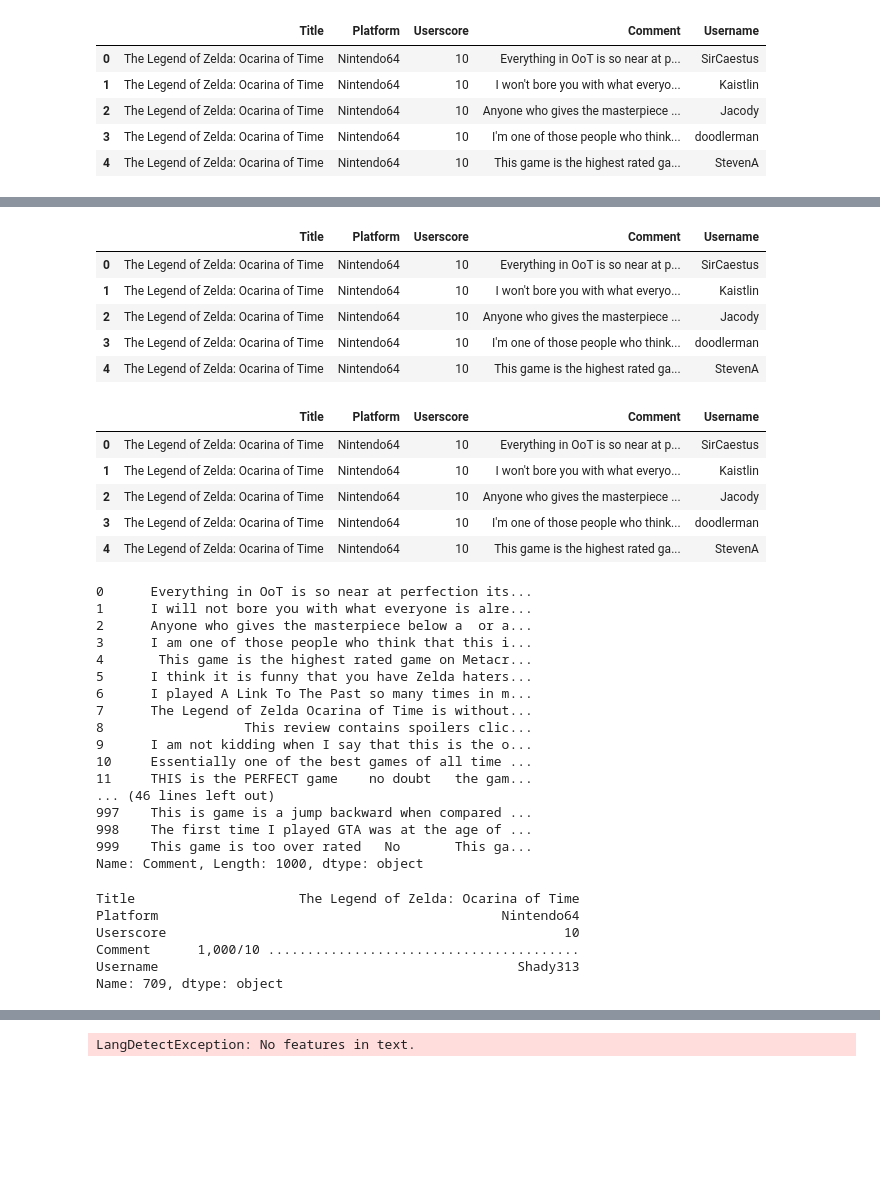
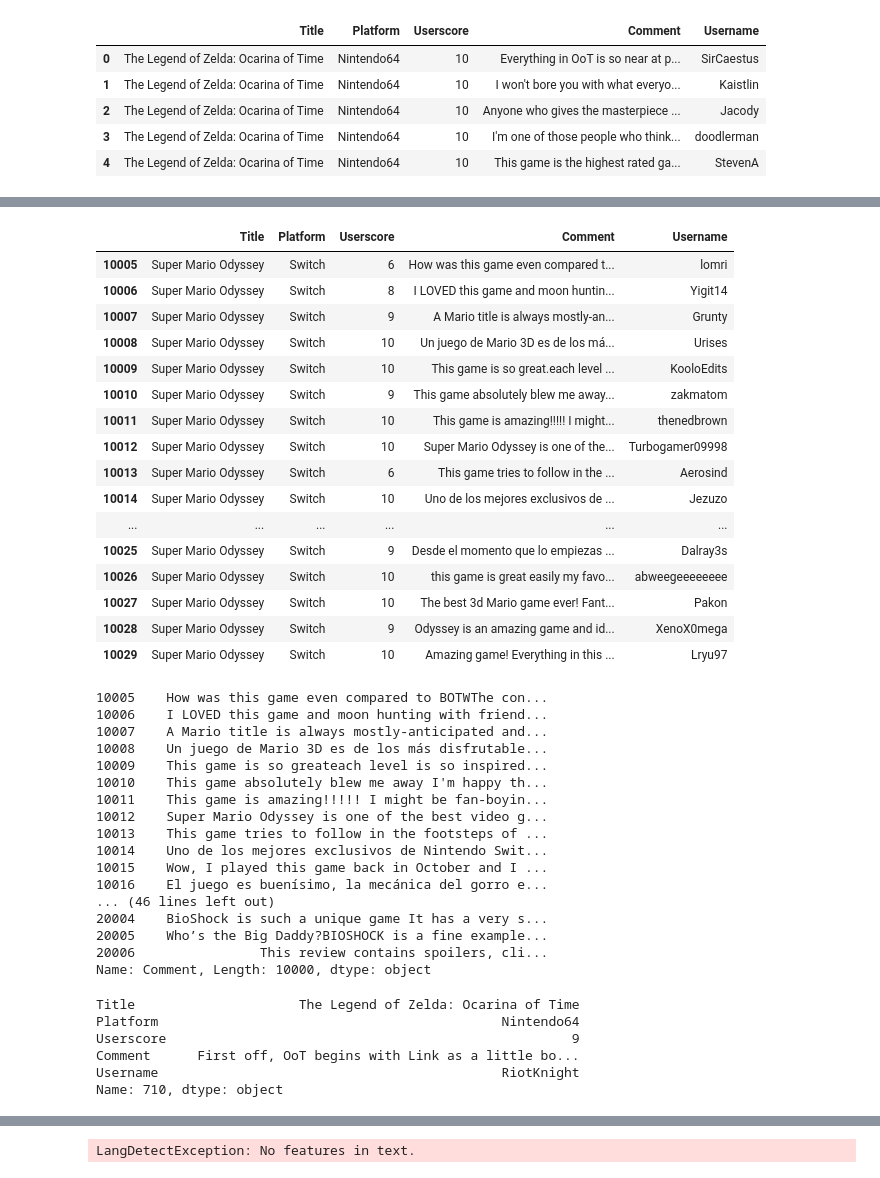
Before and after one commit to SportsReiter12/Data-Science, a Jupyter notebook: Video Game Capstone Project/Data Wrangling/Video Game Capstone Project Data Wrangling.ipynb, the cells around one changed output, grey strips where cells are left out. Cells and saved outputs as stored; diff of their text form; code cells hidden in the pictures; blank space fills up the shorter version.

Commit message:
Video Game Capstone Data Wrangling 01/08/2018
Still working on cleaning for NLP.

```diff
--- a/Video Game Capstone Project/Data Wrangling/Video Game Capstone Project Data Wrangling.ipynb
+++ b/Video Game Capstone Project/Data Wrangling/Video Game Capstone Project Data Wrangling.ipynb
@@ -256,7 +226,7 @@ def text_pre_processor(text, accented_char_removal=True, contraction_expansion=T
 # %%
-#df_2 = df_2[df_2['Username'] != 'Shady313']
-#df_2 = df_2[df_2['Username'] != 'random_guy']
-#df_2 = df_2[df_2['Username'] != 'SolariusAstorza']
+df_2 = df_2[df_2['Username'] != 'Shady313']
+df_2 = df_2[df_2['Username'] != 'random_guy']
+df_2 = df_2[df_2['Username'] != 'SolariusAstorza']
 #df_2 = df_2[df_2['Username'] != 'kurok']
 #df_2 = df_2[df_2['Username'] != 'Azazel867']
 #df_2 = df_2[df_2['Username'] != 'togle']
@@ -264,49 +234,53 @@ def text_pre_processor(text, accented_char_removal=True, contraction_expansion=T
 #df_2 = df_2[df_2['Username'] != 'Tomcan']
 #df_2 = df_2[df_2['Comment'] != 'Ð']
 #df_2.head()
-# %% [output]
-|  | Title | Platform | Userscore | Comment | Username |
-| 0 | The Legend of Zelda: Ocarina of Time | Nintendo64 | 10 | Everything in OoT is so near at p... | SirCaestus |
-| 1 | The Legend of Zelda: Ocarina of Time | Nintendo64 | 10 | I won't bore you with what everyo... | Kaistlin |
-| 2 | The Legend of Zelda: Ocarina of Time | Nintendo64 | 10 | Anyone who gives the masterpiece ... | Jacody |
-| 3 | The Legend of Zelda: Ocarina of Time | Nintendo64 | 10 | I'm one of those people who think... | doodlerman |
-| 4 | The Legend of Zelda: Ocarina of Time | Nintendo64 | 10 | This game is the highest rated ga... | StevenA |
 # %%
-df_3 = df_2.iloc[:1000 , :]
-df_3.head()
+df_3 = df_2.iloc[10000:20000 , :]
+df_3.head(25)
 # %% [output]
 |  | Title | Platform | Userscore | Comment | Username |
-| 0 | The Legend of Zelda: Ocarina of Time | Nintendo64 | 10 | Everything in OoT is so near at p... | SirCaestus |
-| 1 | The Legend of Zelda: Ocarina of Time | Nintendo64 | 10 | I won't bore you with what everyo... | Kaistlin |
-| 2 | The Legend of Zelda: Ocarina of Time | Nintendo64 | 10 | Anyone who gives the masterpiece ... | Jacody |
-| 3 | The Legend of Zelda: Ocarina of Time | Nintendo64 | 10 | I'm one of those people who think... | doodlerman |
-| 4 | The Legend of Zelda: Ocarina of Time | Nintendo64 | 10 | This game is the highest rated ga... | StevenA |
+| 10005 | Super Mario Odyssey | Switch | 6 | How was this game even compared t... | lomri |
+| 10006 | Super Mario Odyssey | Switch | 8 | I LOVED this game and moon huntin... | Yigit14 |
+| 10007 | Super Mario Odyssey | Switch | 9 | A Mario title is always mostly-an... | Grunty |
+| 10008 | Super Mario Odyssey | Switch | 10 | Un juego de Mario 3D es de los má... | Urises |
+| 10009 | Super Mario Odyssey | Switch | 10 | This game is so great.each level ... | KooloEdits |
+| 10010 | Super Mario Odyssey | Switch | 9 | This game absolutely blew me away... | zakmatom |
+| 10011 | Super Mario Odyssey | Switch | 10 | This game is amazing!!!!! I might... | thenedbrown |
+| 10012 | Super Mario Odyssey | Switch | 10 | Super Mario Odyssey is one of the... | Turbogamer09998 |
+| 10013 | Super Mario Odyssey | Switch | 6 | This game tries to follow in the ... | Aerosind |
+| 10014 | Super Mario Odyssey | Switch | 10 | Uno de los mejores exclusivos de ... | Jezuzo |
+| ... | ... | ... | ... | ... | ... |
+| 10025 | Super Mario Odyssey | Switch | 9 | Desde el momento que lo empiezas ... | Dalray3s |
+| 10026 | Super Mario Odyssey | Switch | 10 | this game is great easily my favo... | abweegeeeeeeee |
+| 10027 | Super Mario Odyssey | Switch | 10 | The best 3d Mario game ever! Fant... | Pakon |
+| 10028 | Super Mario Odyssey | Switch | 9 | Odyssey is an amazing game and id... | XenoX0mega |
+| 10029 | Super Mario Odyssey | Switch | 10 | Amazing game! Everything in this ... | Lryu97 |
 # %%
-df_3.loc[:, 'Comment'].apply(lambda x: text_pre_processor(x.decode('utf8')))
+df_3.loc[:, 'Comment'].apply(lambda x: remove_periods(x))
 # %% [output]
-0      Everything in OoT is so near at perfection its...
-1      I will not bore you with what everyone is alre...
-2      Anyone who gives the masterpiece below a  or a...
-3      I am one of those people who think that this i...
-4       This game is the highest rated game on Metacr...
-5      I think it is funny that you have Zelda haters...
-6      I played A Link To The Past so many times in m...
-7      The Legend of Zelda Ocarina of Time is without...
-8                  This review contains spoilers clic...
-9      I am not kidding when I say that this is the o...
-10     Essentially one of the best games of all time ...
-11     THIS is the PERFECT game    no doubt   the gam...
+10005    How was this game even compared to BOTWThe con...
+10006    I LOVED this game and moon hunting with friend...
+10007    A Mario title is always mostly-anticipated and...
+10008    Un juego de Mario 3D es de los más disfrutable...
+10009    This game is so greateach level is so inspired...
+10010    This game absolutely blew me away I'm happy th...
+10011    This game is amazing!!!!! I might be fan-boyin...
+10012    Super Mario Odyssey is one of the best video g...
+10013    This game tries to follow in the footsteps of ...
+10014    Uno de los mejores exclusivos de Nintendo Swit...
+10015    Wow, I played this game back in October and I ...
+10016    El juego es buenísimo, la mecánica del gorro e...
 ... (46 lines left out)
-997    This is game is a jump backward when compared ...
-998    The first time I played GTA was at the age of ...
-999    This game is too over rated   No       This ga...
-Name: Comment, Length: 1000, dtype: object
+20004    BioShock is such a unique game It has a very s...
+20005    Who’s the Big Daddy?BIOSHOCK is a fine example...
+20006                This review contains spoilers, cli...
+Name: Comment, Length: 10000, dtype: object
 # %%
 df_3.iloc[709]
 # %% [output]
 Title                     The Legend of Zelda: Ocarina of Time
 Platform                                            Nintendo64
-Userscore                                                   10
-Comment      1,000/10 ........................................
-Username                                              Shady313
-Name: 709, dtype: object
+Userscore                                                    9
+Comment      First off, OoT begins with Link as a little bo...
+Username                                            RiotKnight
+Name: 710, dtype: object
```
Also changed, not shown: parts of 5 cells of this notebook.
